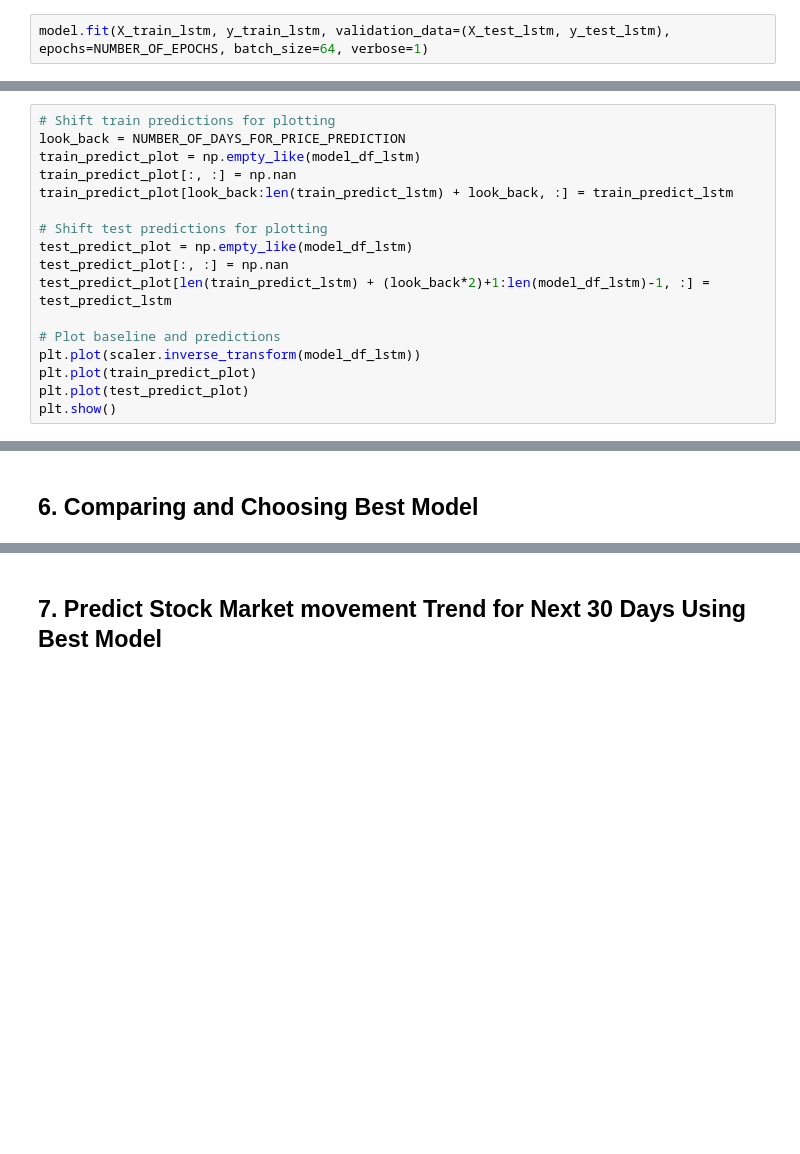
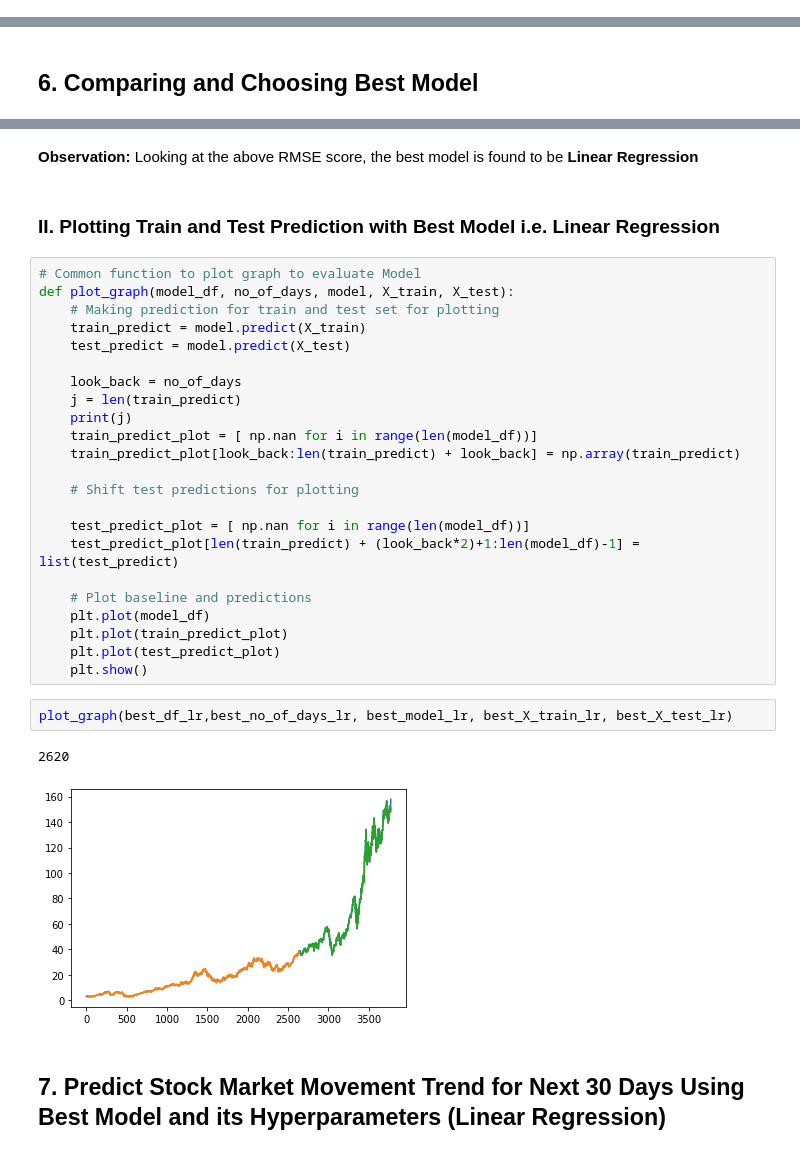
Before and after one commit to anjanshrestha123/Technical-Analysis-For-Stock-Price-Prediction, a Jupyter notebook: technical_analysis_for_stock_price_prediction.ipynb, the cells around one changed output, grey strips where cells are left out. Drawn from its saved outputs; the diff is of its cells as text; blank space fills up the shorter version.

```diff
--- a/technical_analysis_for_stock_price_prediction.ipynb
+++ b/technical_analysis_for_stock_price_prediction.ipynb
@@ -273,2 +117,0 @@ _________________________________________________________________
-# %%
-model.fit(X_train_lstm, y_train_lstm, validation_data=(X_test_lstm, y_test_lstm), epochs=NUMBER_OF_EPOCHS, batch_size=64, verbose=1)
@@ -310,17 +117,0 @@ rmse_lstm
-# %%
-# Shift train predictions for plotting
-look_back = NUMBER_OF_DAYS_FOR_PRICE_PREDICTION
-train_predict_plot = np.empty_like(model_df_lstm)
-train_predict_plot[:, :] = np.nan
-train_predict_plot[look_back:len(train_predict_lstm) + look_back, :] = train_predict_lstm
-
-# Shift test predictions for plotting
-test_predict_plot = np.empty_like(model_df_lstm)
-test_predict_plot[:, :] = np.nan
-test_predict_plot[len(train_predict_lstm) + (look_back*2)+1:len(model_df_lstm)-1, :] = test_predict_lstm
-
-# Plot baseline and predictions
-plt.plot(scaler.inverse_transform(model_df_lstm))
-plt.plot(train_predict_plot)
-plt.plot(test_predict_plot)
-plt.show()
@@ -392,2 +367,35 @@ plot_graph(model_df, d_tree, X_train, X_test)
+# %% [markdown]
+**Observation:**
+Looking at the above RMSE score, the best model is found to be **Linear Regression**
+# %% [markdown]
+### II. Plotting Train and Test Prediction with Best Model i.e. Linear Regression ###
+# %%
+# Common function to plot graph to evaluate Model
+def plot_graph(model_df, no_of_days, model, X_train, X_test):
+    # Making prediction for train and test set for plotting
+    train_predict = model.predict(X_train)
+    test_predict = model.predict(X_test)
+
+    look_back = no_of_days
+    j = len(train_predict)
+    print(j)
+    train_predict_plot = [ np.nan for i in range(len(model_df))]
+    train_predict_plot[look_back:len(train_predict) + look_back] = np.array(train_predict)
+
+    # Shift test predictions for plotting
+
+    test_predict_plot = [ np.nan for i in range(len(model_df))]
+    test_predict_plot[len(train_predict) + (look_back*2)+1:len(model_df)-1] = list(test_predict)
+
+    # Plot baseline and predictions
+    plt.plot(model_df)
+    plt.plot(train_predict_plot)
+    plt.plot(test_predict_plot)
+    plt.show()
+# %%
+plot_graph(best_df_lr,best_no_of_days_lr, best_model_lr, best_X_train_lr, best_X_test_lr)
+# %% [output]
+2620
+[figure, added]
 # %% [markdown]
-## 7. Predict Stock Market movement Trend for Next 30 Days Using Best Model ##
+## 7. Predict Stock Market Movement Trend for Next 30 Days Using Best Model  and its Hyperparameters (Linear Regression) ##
```
Also changed, not shown: parts of 83 cells of this notebook.
